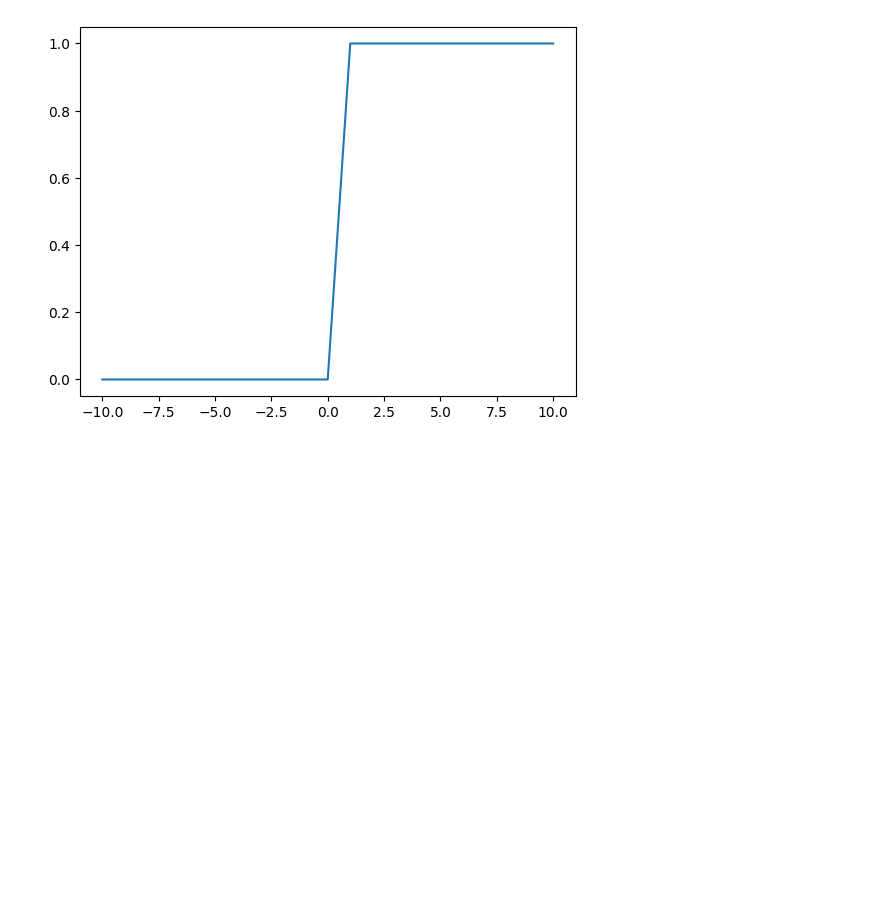
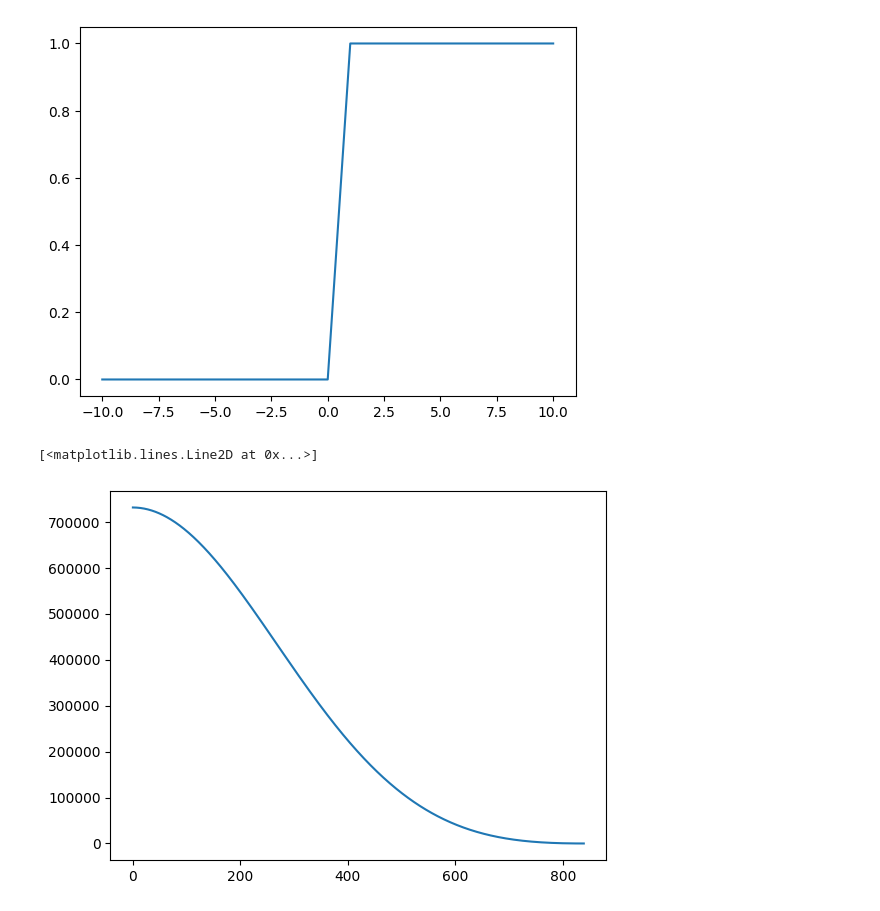
Before and after one commit to Guruprasad93/why_series, a Jupyter notebook: nn_from_scratch/plots.ipynb, the cells around one changed output. Saved outputs shown, nothing was run; the diff lists cells and outputs as text; code cells hidden in the pictures; blank space fills up the shorter version.

```diff
--- a/nn_from_scratch/plots.ipynb
+++ b/nn_from_scratch/plots.ipynb
@@ -22,3 +22,12 @@ plt.plot([val for val in range(-10,11)], [sigmoid_like(x) for x in range(-10, 11
 # %% [output]
 [<matplotlib.lines.Line2D at 0x...>]
 [figure]
+# %%
+import pickle
+
+loss_values = pickle.load(open("/Users/anu_guru/Documents/Guru/why_series/nn_from_scratch/sq_fn_loss.pkl", "rb"))
+# %%
+plt.plot(loss_values)
+# %% [output]
+[<matplotlib.lines.Line2D at 0x...>]
+[figure, added]
```
Also changed, not shown: 1 other file.
